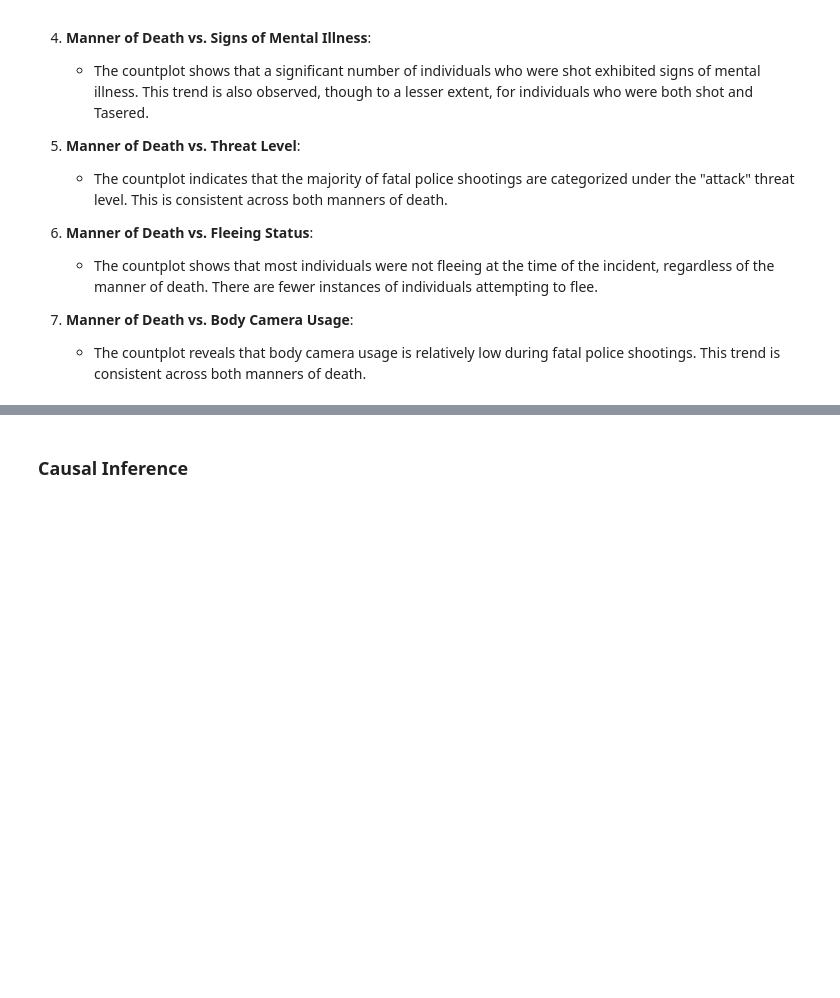
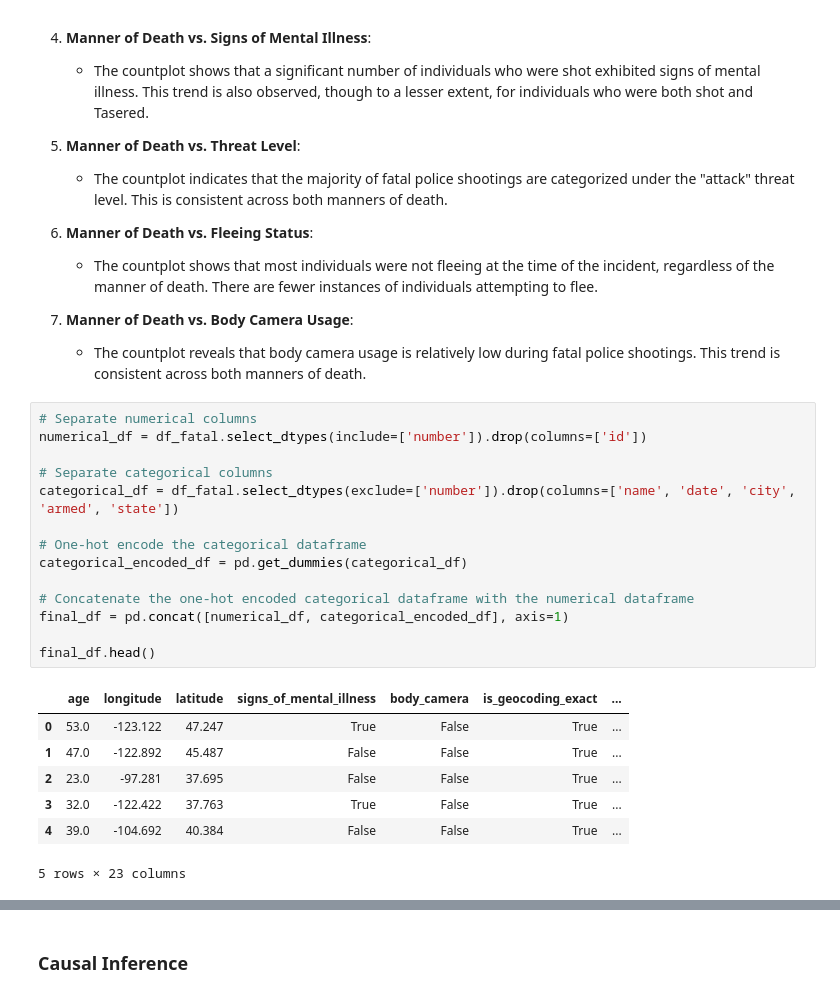
Before and after one commit to axeltanjung/fatal_shoot_causality, a Jupyter notebook: notebook/notebook.ipynb, the cells around one changed output, grey strips where cells are left out. Saved outputs shown, nothing was run; the diff lists cells and outputs as text; blank space fills up the shorter version.

```diff
--- a/notebook/notebook.ipynb
+++ b/notebook/notebook.ipynb
@@ -301,3 +350,25 @@ plt.show()
 
 7. **Manner of Death vs. Body Camera Usage**:
     - The countplot reveals that body camera usage is relatively low during fatal police shootings. This trend is consistent across both manners of death.
+# %%
+# Separate numerical columns
+numerical_df = df_fatal.select_dtypes(include=['number']).drop(columns=['id'])
+
+# Separate categorical columns
+categorical_df = df_fatal.select_dtypes(exclude=['number']).drop(columns=['name', 'date', 'city', 'armed', 'state'])
+
+# One-hot encode the categorical dataframe
+categorical_encoded_df = pd.get_dummies(categorical_df)
+
+# Concatenate the one-hot encoded categorical dataframe with the numerical dataframe
+final_df = pd.concat([numerical_df, categorical_encoded_df], axis=1)
+
+final_df.head()
+# %% [output]
+|  | age | longitude | latitude | signs_of_mental_illness | body_camera | is_geocoding_exact | ... |
+| 0 | 53.0 | -123.122 | 47.247 | True | False | True | ... |
+| 1 | 47.0 | -122.892 | 45.487 | False | False | True | ... |
+| 2 | 23.0 | -97.281 | 37.695 | False | False | True | ... |
+| 3 | 32.0 | -122.422 | 37.763 | True | False | True | ... |
+| 4 | 39.0 | -104.692 | 40.384 | False | False | True | ... |
+5 rows × 23 columns
```
Also changed, not shown: parts of 5 cells of this notebook.
